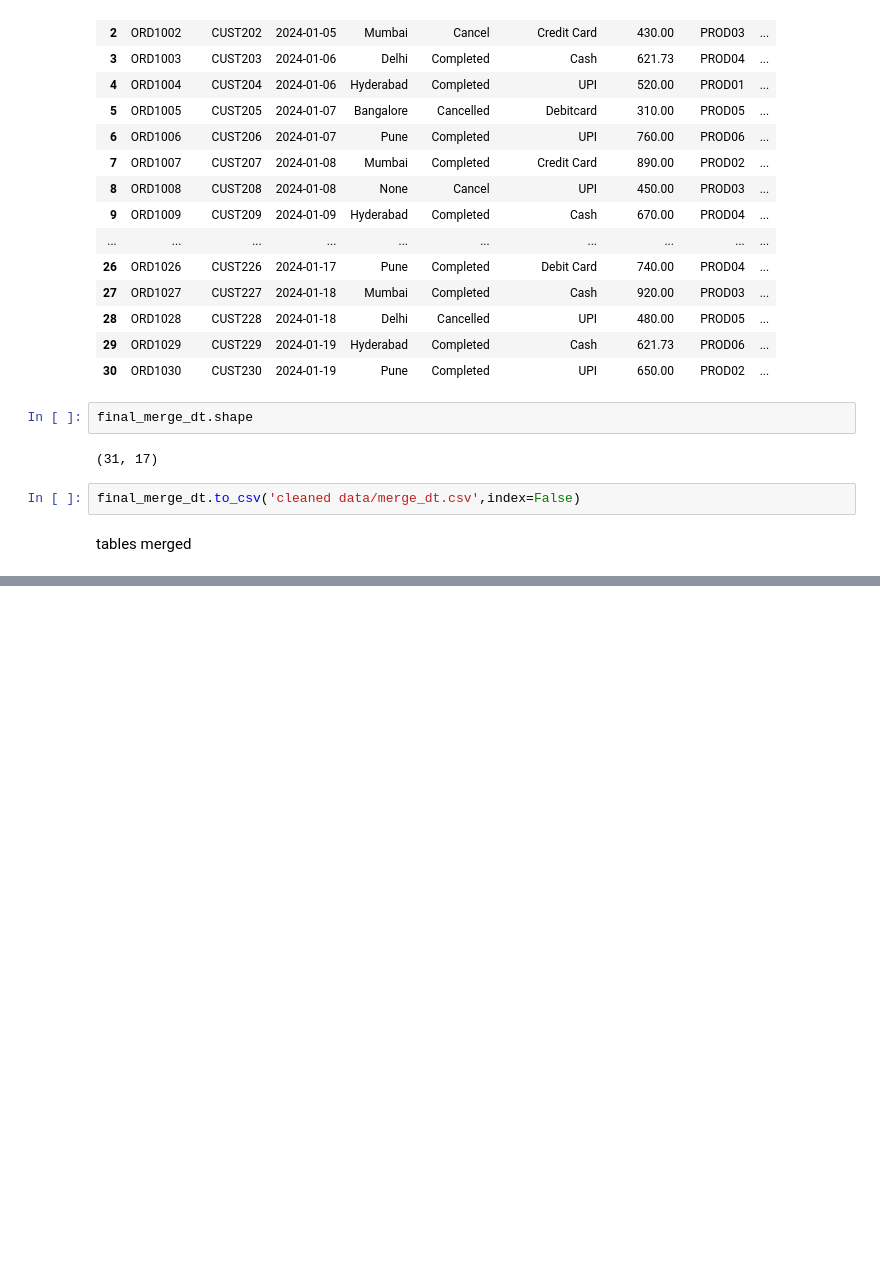
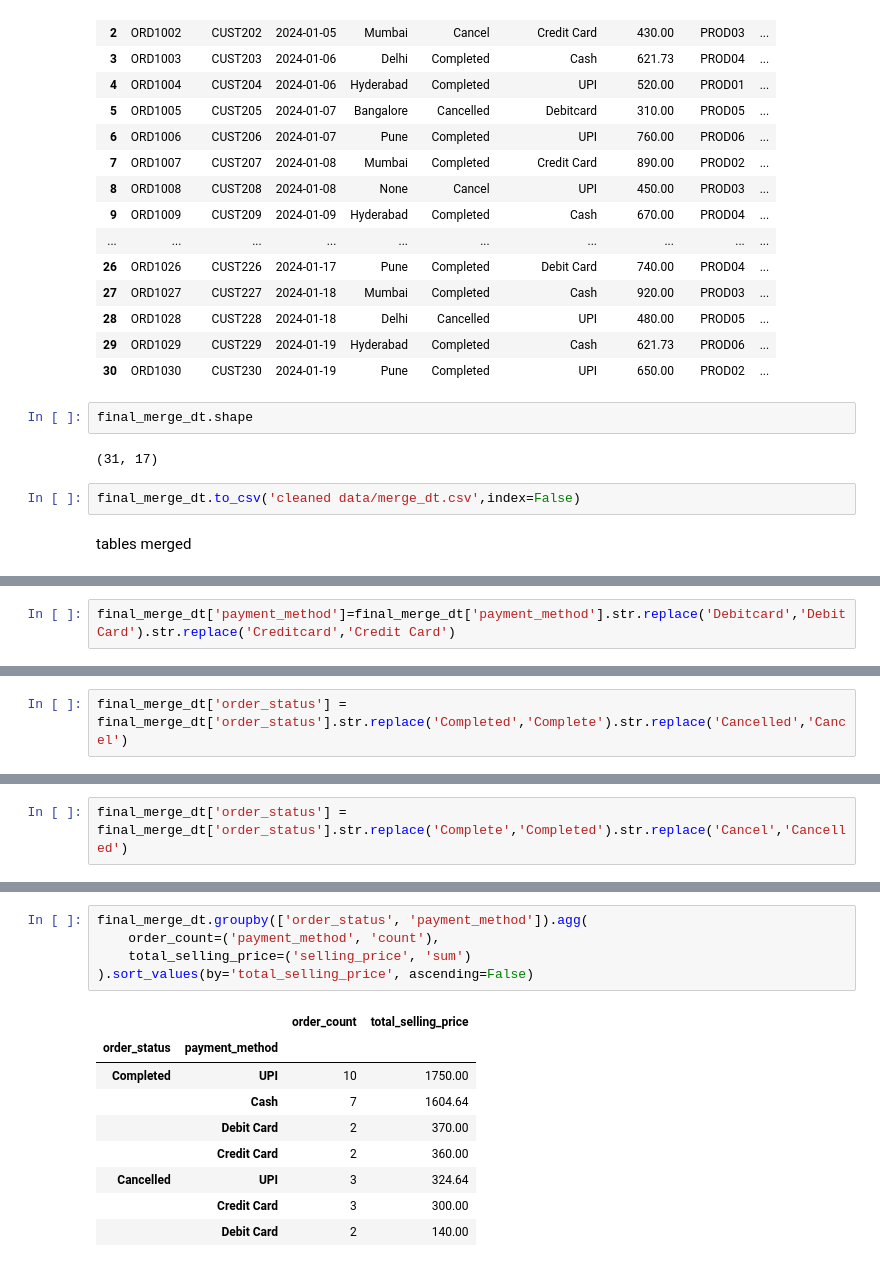
Before and after one commit to mahendra-jain/QuickKart-Business-Performance-Customer-Retention-Analysis, a Jupyter notebook: cleaning.ipynb, the cells around one changed output, grey strips where cells are left out. Cells and saved outputs as stored; diff of their text form; blank space fills up the shorter version.

```diff
--- a/cleaning.ipynb
+++ b/cleaning.ipynb
@@ -726,0 +907,2 @@ tables merged
+# %%
+final_merge_dt['payment_method']=final_merge_dt['payment_method'].str.replace('Debitcard','Debit Card').str.replace('Creditcard','Credit Card')
@@ -726,0 +933,2 @@ tables merged
+# %%
+final_merge_dt['order_status'] = final_merge_dt['order_status'].str.replace('Completed','Complete').str.replace('Cancelled','Cancel')
@@ -726,0 +939,2 @@ tables merged
+# %%
+final_merge_dt['order_status'] = final_merge_dt['order_status'].str.replace('Complete','Completed').str.replace('Cancel','Cancelled')
@@ -726,0 +957,15 @@ tables merged
+# %%
+final_merge_dt.groupby(['order_status', 'payment_method']).agg(
+    order_count=('payment_method', 'count'),
+    total_selling_price=('selling_price', 'sum')
+).sort_values(by='total_selling_price', ascending=False)
+# %% [output]
+|  |  | order_count | total_selling_price |
+| order_status | payment_method |  |  |
+| Completed | UPI | 10 | 1750.00 |
+|  | Cash | 7 | 1604.64 |
+|  | Debit Card | 2 | 370.00 |
+|  | Credit Card | 2 | 360.00 |
+| Cancelled | UPI | 3 | 324.64 |
+|  | Credit Card | 3 | 300.00 |
+|  | Debit Card | 2 | 140.00 |
```
Also changed, not shown: parts of 29 cells of this notebook.
